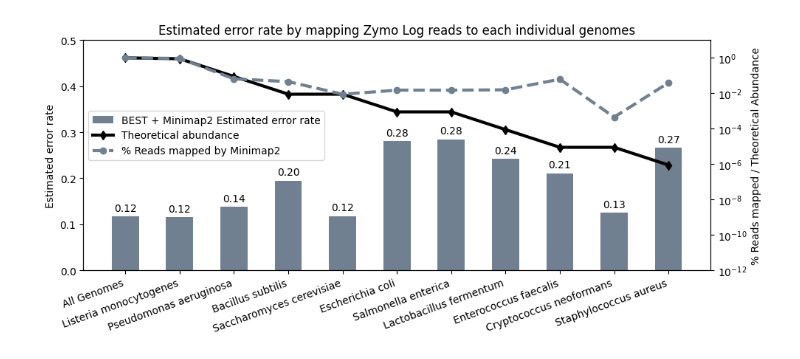
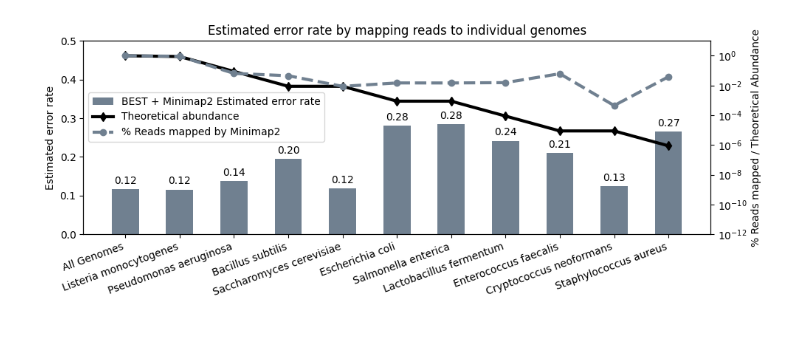
Before and after one commit to GZHoffie/skiver-test, a Jupyter notebook: experiments/alignment_with_isolates/plot_results.ipynb, the cells around one changed output. Drawn from its saved outputs; the diff is of its cells as text; code cells hidden in the pictures; blank space fills up the shorter version.

```diff
--- a/experiments/alignment_with_isolates/plot_results.ipynb
+++ b/experiments/alignment_with_isolates/plot_results.ipynb
@@ -50,31 +50,32 @@ for i in range(len(isolate_names)):
 # %%
 import numpy as np
 import matplotlib.pyplot as plt
 
 # Plot the results: Bar plot of the identity for the full & each isolate, along with two line plots for the number of alignments (normalized by the total number of alignments) and theoretical abundance in log scale.
 plt.rcParams['font.family'] = 'sans serif'
 x = np.arange(len(isolate_names) + 1)  # the label locations
 width = 0.5  # the width of the bars
-fig, ax1 = plt.subplots(figsize=(10, 4.5))
+fig, ax1 = plt.subplots(figsize=(10, 4))
 bars = ax1.bar(x, [error_full] + error_rate_list, width, color='slategray', label='BEST + Minimap2 Estimated error rate')
 ax1.set_ylabel('Estimated error rate')
 ax1.set_xticks(x)
 ax1.set_xticklabels(['All Genomes'] + isolate_names, rotation=20, ha='right')
 ax1.tick_params(axis='y')
 ax1.set_ylim(0, 0.5)
 ax1.bar_label(bars, fmt='%.2f', padding=3)
-ax1.set_title('Estimated error rate by mapping Zymo Log reads to each individual genomes')
+ax1.set_title('Estimated error rate by mapping reads to individual genomes')
 ax2 = ax1.twinx()  # instantiate a second axes that shares the same x-axis
 num_alignments_normalized = [n / num_alignments_full for n in num_alignments_list]
 
 line2, = ax2.plot(x, [1.0] + theoretical_abundance, color='black', marker='d', linewidth=3, label='Theoretical abundance')
 line1, = ax2.plot(x, [1.0] + num_alignments_normalized, color='slategray', marker='o', linestyle='--', linewidth=3, label='% Reads mapped by Minimap2')
 ax2.set_ylabel('% Reads mapped / Theoretical Abundance')
 ax2.set_yscale('log')
 ax2.tick_params(axis='y')
 ax2.set_ylim(1e-12, 10)
-fig.legend(bbox_to_anchor=(0.4, 0.72))
+fig.legend(bbox_to_anchor=(0.4, 0.75))
 fig.tight_layout()  # otherwise the right y-label is slightly clipped
-plt.savefig("../../figures/figure2_A.svg")
+
+plt.savefig("../../figures/minimap_zymo_vs_isolates_error_rate.svg")
 # %% [output]
-[figure, old version]
+[figure, new version]
```
Also changed, not shown: 46 other files.
